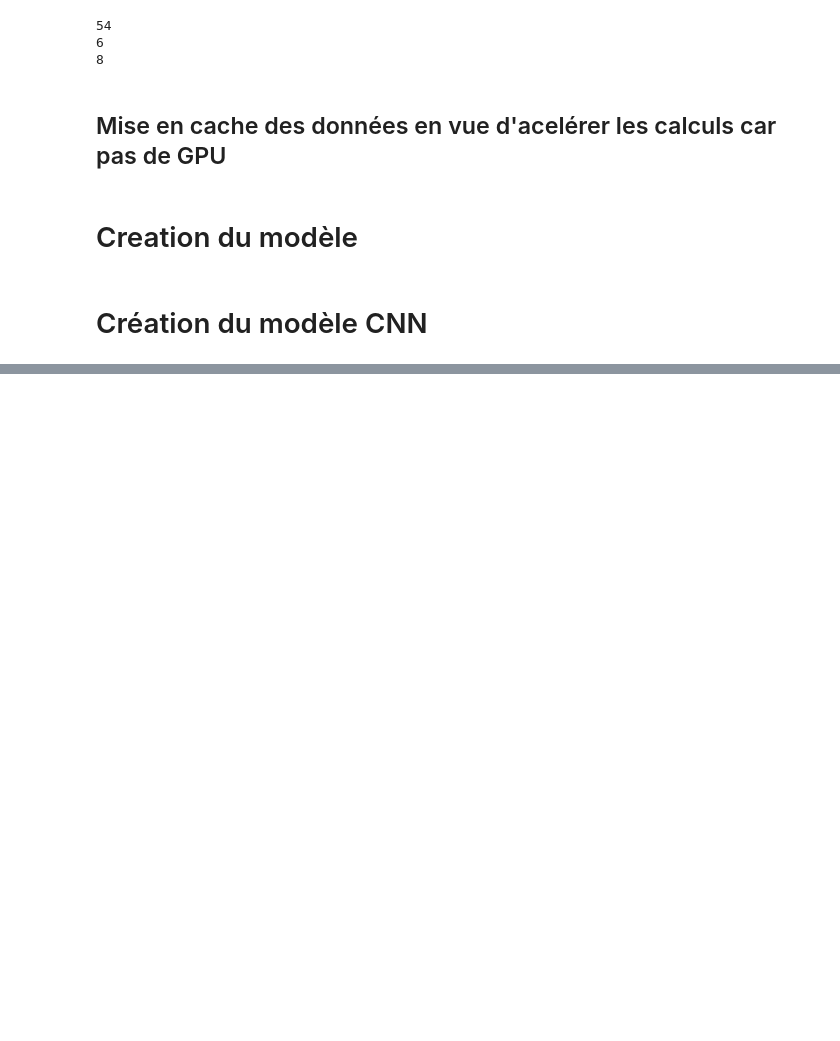
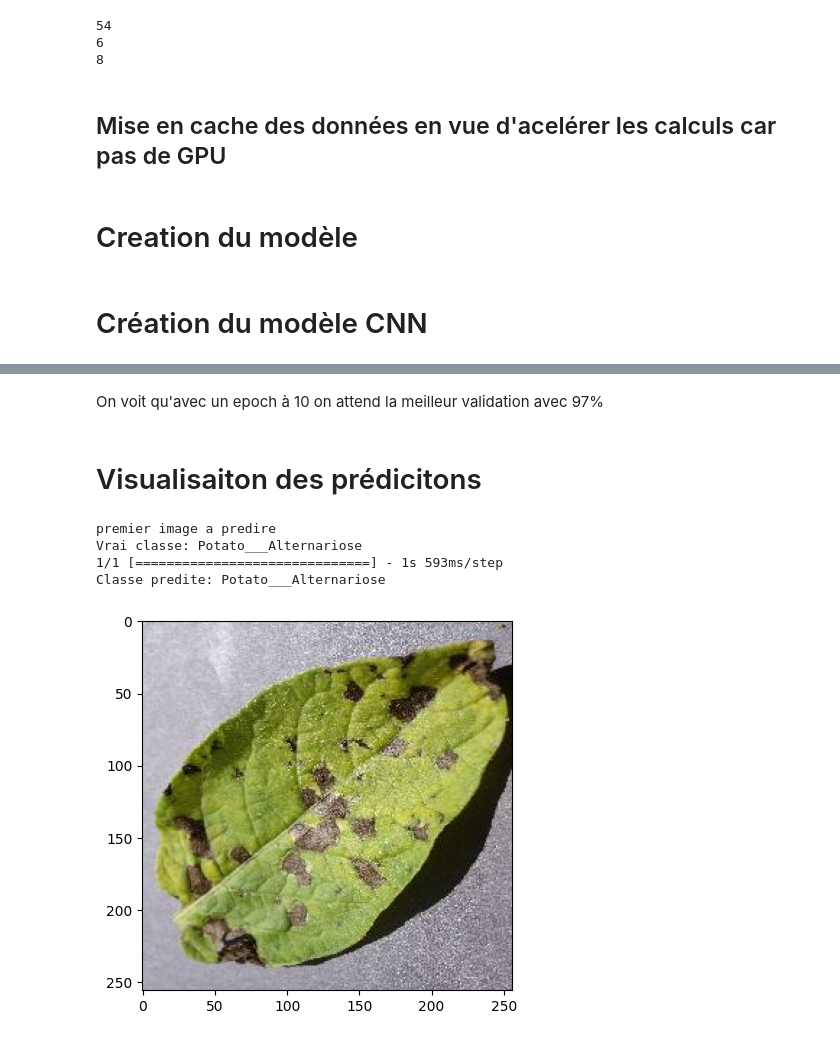
Before and after one commit to Dudul-99/Deep-learnin-CNN-potato, a Jupyter notebook: notebook.ipynb, the cells around one changed output, grey strips where cells are left out. Saved outputs shown, nothing was run; the diff lists cells and outputs as text; code cells hidden in the pictures; blank space fills up the shorter version.

Commit message:
premier model obtenu

```diff
--- a/notebook.ipynb
+++ b/notebook.ipynb
@@ -161,5 +161,5 @@ history = model.fit(
     batch_size=batchs_size,
     validation_data=val_ds,
     verbose=1,
-    epochs=50,
+    epochs=10, # Nombre de fois que le model va etre entrainé sur entiereté du dataset
 )
@@ -165,0 +187,21 @@ history = model.fit(
+# %% [markdown]
+On voit qu'avec un epoch à 10 on attend la meilleur validation avec 97%
+# %% [markdown]
+# Visualisaiton des prédicitons
+# %%
+for images_batch, labels_batch in test_ds.take(1):
+    first_image = images_batch[0].numpy().astype('uint8')
+    first_label = labels_batch[0].numpy()
+
+    print("premier image a predire")
+    plt.imshow(first_image)
+    print("Vrai classe:",class_names[first_label])
+
+    batch_prediction = model.predict(images_batch)
+    print("Classe predite:",class_names[np.argmax(batch_prediction[0])])
+# %% [output]
+premier image a predire
+Vrai classe: Potato___Alternariose
+1/1 [==============================] - 1s 593ms/step
+Classe predite: Potato___Alternariose
+[figure, added]
```
Also changed, not shown: parts of 2 cells of this notebook.
